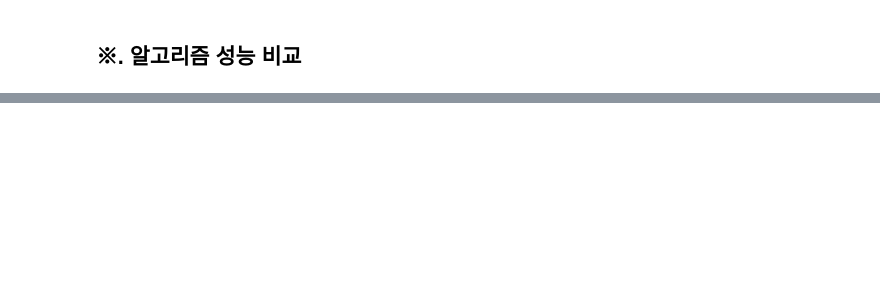
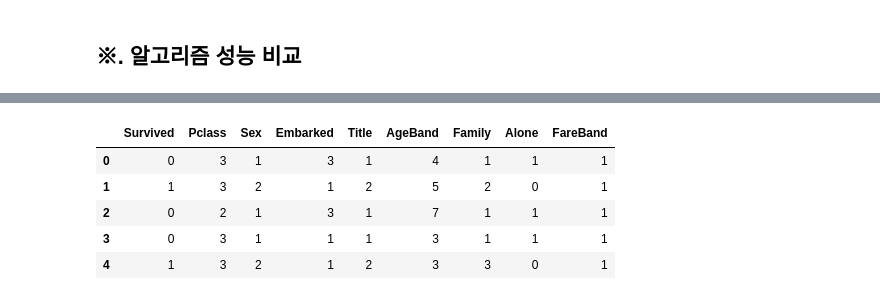
Before and after one commit to 4ix/ai_project_ml, a Jupyter notebook: model.ipynb, the cells around one changed output, grey strips where cells are left out. Drawn from its saved outputs; the diff is of its cells as text; code cells hidden in the pictures; blank space fills up the shorter version.

```diff
--- a/model.ipynb
+++ b/model.ipynb
@@ -317,0 +370,5 @@ Mean accuracy of Bagging : 79.49 %
+# %%
+from sklearn.cluster import KMeans
+km = KMeans(n_clusters=2)
+km.fit(proba)
+print(np.unique(km.labels_, return_counts=True))
@@ -317,0 +381,2 @@ Mean accuracy of Bagging : 79.49 %
+# %%
+test_copy = test.copy()
@@ -317,0 +421,2 @@ Mean accuracy of Bagging : 79.49 %
+# %%
+test_copy.insert(0, 'Survived', np.round(proba[:,1])) # Survived 컬럼 추가
@@ -317,0 +459,11 @@ Mean accuracy of Bagging : 79.49 %
+# %%
+test_copy = test_copy.astype({'Survived':'int64'}) # 데이터형 통일
+# %%
+test_copy.head()
+# %% [output]
+|  | Survived | Pclass | Sex | Embarked | Title | AgeBand | Family | Alone | FareBand |
+| 0 | 0 | 3 | 1 | 3 | 1 | 4 | 1 | 1 | 1 |
+| 1 | 1 | 3 | 2 | 1 | 2 | 5 | 2 | 0 | 1 |
+| 2 | 0 | 2 | 1 | 3 | 1 | 7 | 1 | 1 | 1 |
+| 3 | 0 | 3 | 1 | 1 | 1 | 3 | 1 | 1 | 1 |
+| 4 | 1 | 3 | 2 | 1 | 2 | 3 | 3 | 0 | 1 |
```
Also changed, not shown: parts of 45 cells of this notebook, 2 other files.
